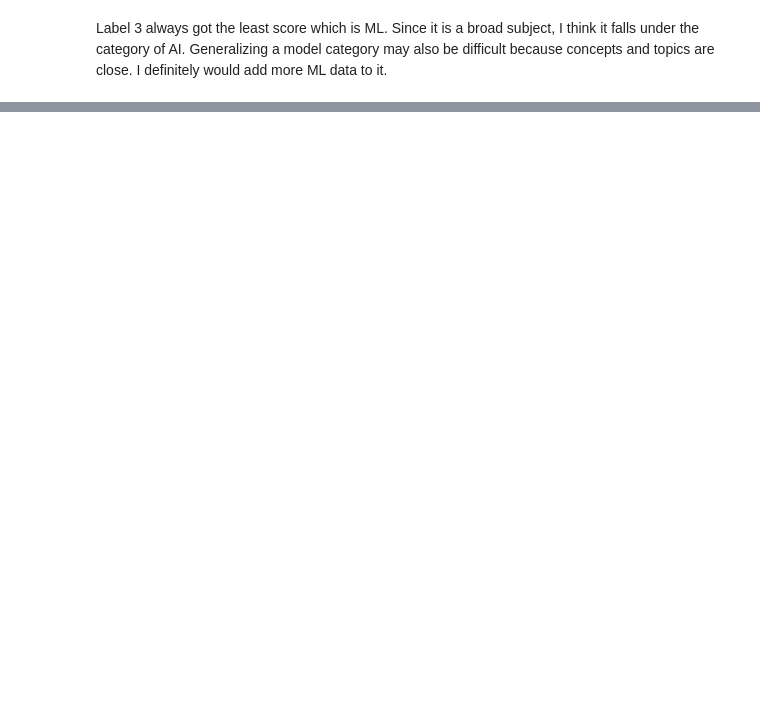
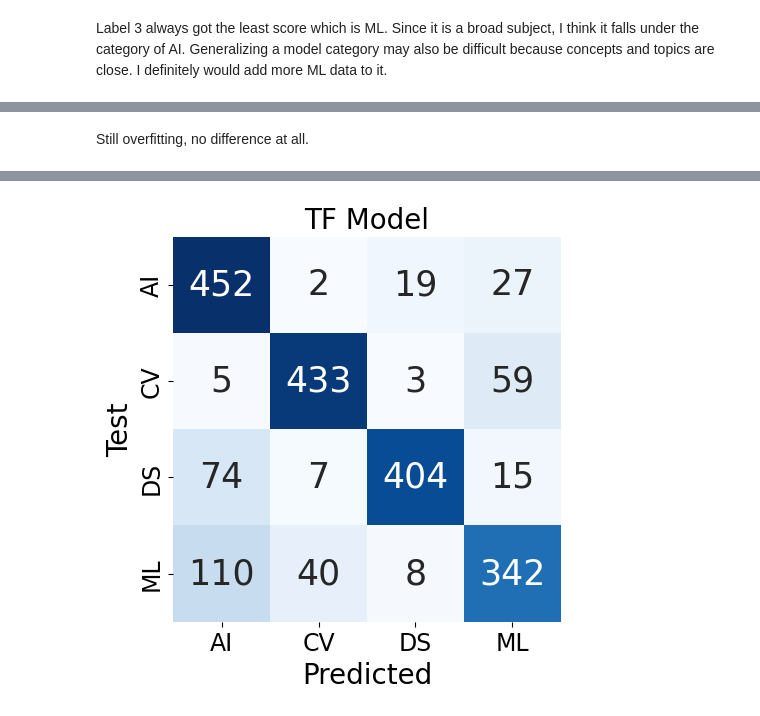
Before and after one commit to GuldenizBektas/paper-abstract-classifier, a Jupyter notebook: notebooks/neural_networks.ipynb, the cells around one changed output, grey strips where cells are left out. Drawn from its saved outputs; the diff is of its cells as text; code cells hidden in the pictures; blank space fills up the shorter version.

```diff
--- a/notebooks/neural_networks.ipynb
+++ b/notebooks/neural_networks.ipynb
@@ -396,0 +465,21 @@ history = model.fit(x_train, y_train, batch_size=BATCH_SIZE, epochs=EPOCHS,
+# %%
+y_train = tf.one_hot(train["target"], depth=len(mapping))
+y_test = tf.one_hot(test["target"], depth=len(mapping))
+# %%
+def RNN():
+    inputs = Input(name='inputs',shape=[MAX_SEQUENCE_LENGTH])
+    layer = Embedding(vocab_size,50,input_length=MAX_SEQUENCE_LENGTH)(inputs)
+    layer = LSTM(64)(layer)
+    layer = Dense(256,"relu",name='FC1')(layer)
+    layer = Dropout(0.6)(layer)
+    layer = Dense(128,"relu",name='FC2')(layer)
+    layer = Dropout(0.6)(layer)
+    layer = Dense(4,"softmax")(layer)
+    model = Model(inputs=inputs,outputs=layer)
+    return model
+# %%
+model = RNN()
+model.summary()
+metric = tf.metrics.F1Score()
+opt = tf.keras.optimizers.legacy.Adam()
+model.compile(loss='categorical_crossentropy',optimizer=opt,metrics=['accuracy', metric])
@@ -396,0 +504,2 @@ history = model.fit(x_train, y_train, batch_size=BATCH_SIZE, epochs=EPOCHS,
+# %%
+model.fit(x_train, y_train, batch_size=128,epochs=10)
@@ -396,0 +540,5 @@ history = model.fit(x_train, y_train, batch_size=BATCH_SIZE, epochs=EPOCHS,
+# %% [markdown]
+Still overfitting, no difference at all.
+# %%
+conf_matrix(test["target"], model.predict(x_test).argmax(-1), "TF Model")
+# %% [output]
@@ -396,0 +546 @@ history = model.fit(x_train, y_train, batch_size=BATCH_SIZE, epochs=EPOCHS,
+[figure, added]
```
Also changed, not shown: parts of 26 cells of this notebook, 47 other files.
